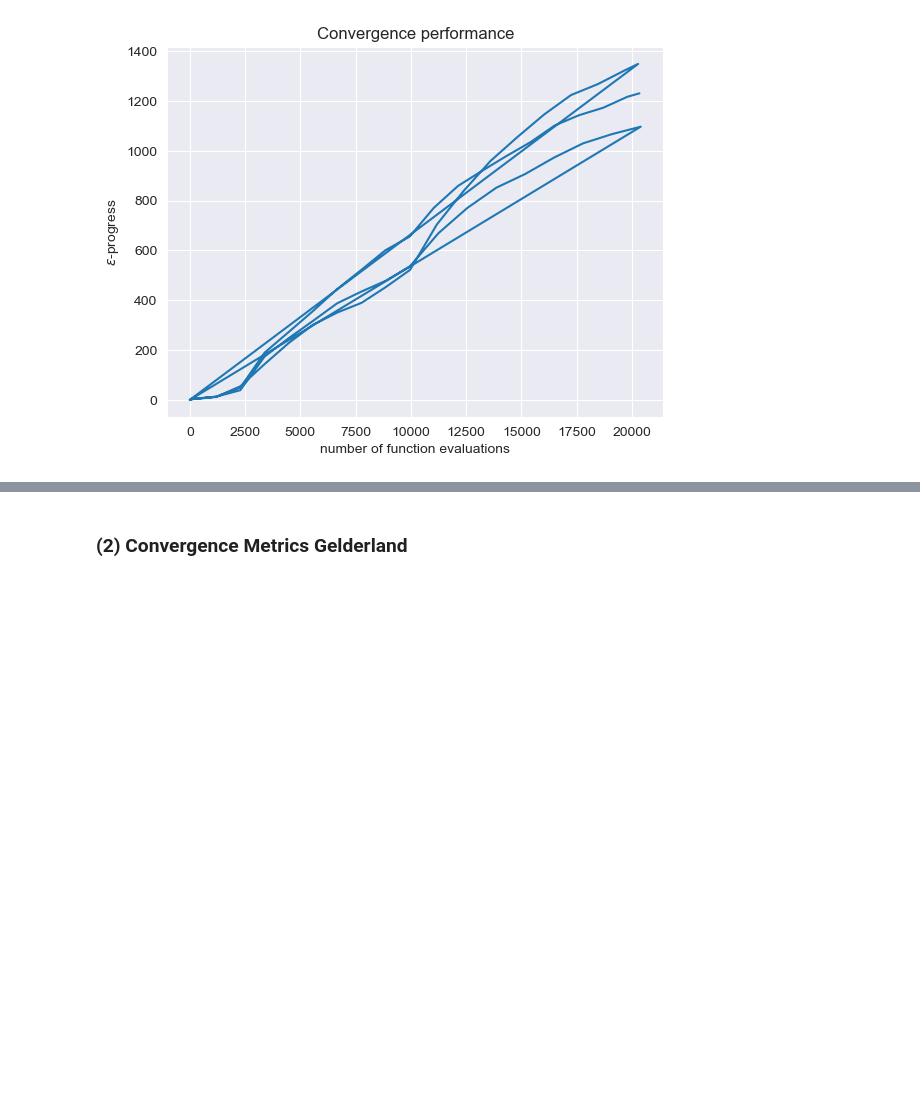
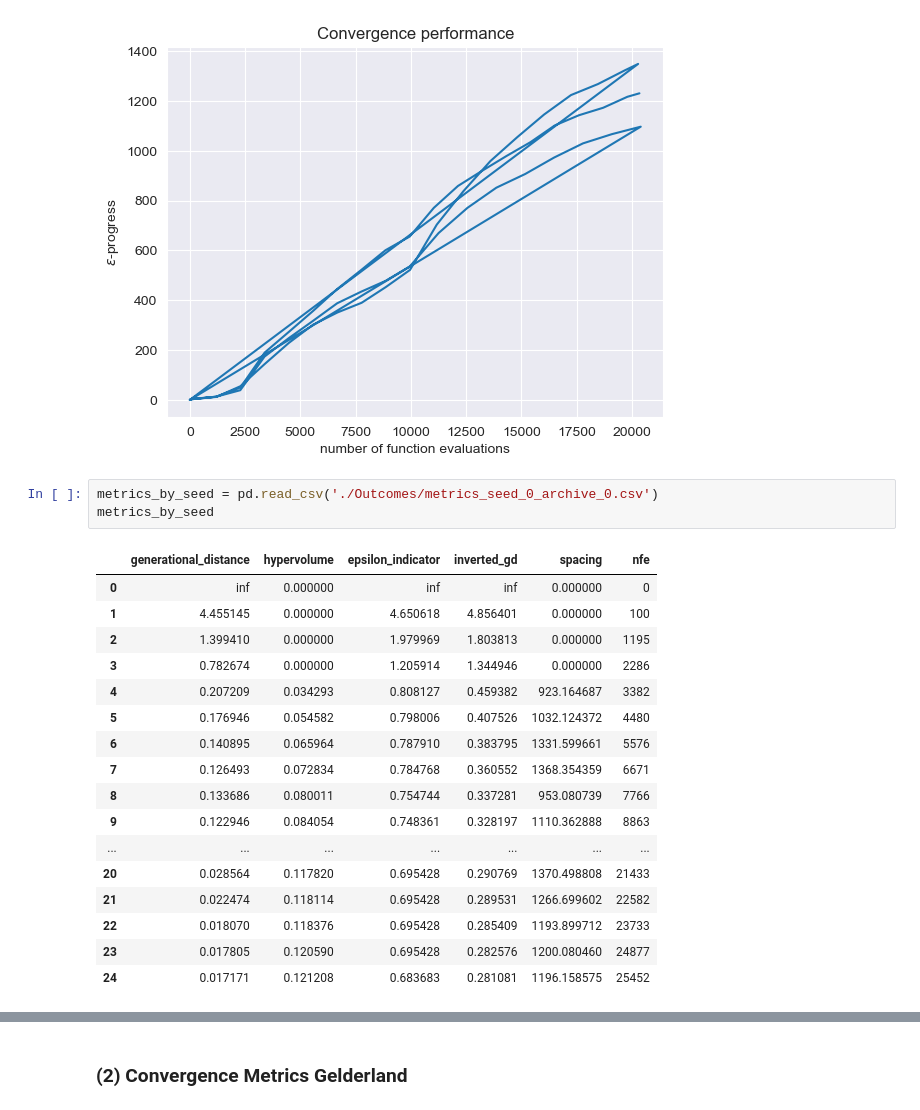
Before and after one commit to yhienz/epa141A_group3, a Jupyter notebook: final_ass_time_changed/4. Exploration of Convergence_Metrics.ipynb, the cells around one changed output, grey strips where cells are left out. Saved outputs shown, nothing was run; the diff lists cells and outputs as text; blank space fills up the shorter version.

```diff
--- a/final_ass_time_changed/4. Exploration of Convergence_Metrics.ipynb
+++ b/final_ass_time_changed/4. Exploration of Convergence_Metrics.ipynb
@@ -149,3 +149,24 @@ plt.show()
 #plt.savefig('./figures/Convergence Performance Gelderland.png')
 # %% [output]
 [figure]
+# %%
+metrics_by_seed = pd.read_csv('./Outcomes/metrics_seed_0_archive_0.csv')
+metrics_by_seed
+# %% [output]
+|  | generational_distance | hypervolume | epsilon_indicator | inverted_gd | spacing | nfe |
+| 0 | inf | 0.000000 | inf | inf | 0.000000 | 0 |
+| 1 | 4.455145 | 0.000000 | 4.650618 | 4.856401 | 0.000000 | 100 |
+| 2 | 1.399410 | 0.000000 | 1.979969 | 1.803813 | 0.000000 | 1195 |
+| 3 | 0.782674 | 0.000000 | 1.205914 | 1.344946 | 0.000000 | 2286 |
+| 4 | 0.207209 | 0.034293 | 0.808127 | 0.459382 | 923.164687 | 3382 |
+| 5 | 0.176946 | 0.054582 | 0.798006 | 0.407526 | 1032.124372 | 4480 |
+| 6 | 0.140895 | 0.065964 | 0.787910 | 0.383795 | 1331.599661 | 5576 |
+| 7 | 0.126493 | 0.072834 | 0.784768 | 0.360552 | 1368.354359 | 6671 |
+| 8 | 0.133686 | 0.080011 | 0.754744 | 0.337281 | 953.080739 | 7766 |
+| 9 | 0.122946 | 0.084054 | 0.748361 | 0.328197 | 1110.362888 | 8863 |
+| ... | ... | ... | ... | ... | ... | ... |
+| 20 | 0.028564 | 0.117820 | 0.695428 | 0.290769 | 1370.498808 | 21433 |
+| 21 | 0.022474 | 0.118114 | 0.695428 | 0.289531 | 1266.699602 | 22582 |
+| 22 | 0.018070 | 0.118376 | 0.695428 | 0.285409 | 1193.899712 | 23733 |
+| 23 | 0.017805 | 0.120590 | 0.695428 | 0.282576 | 1200.080460 | 24877 |
+| 24 | 0.017171 | 0.121208 | 0.683683 | 0.281081 | 1196.158575 | 25452 |
```
Also changed, not shown: parts of 2 cells of this notebook, 18 other files.
